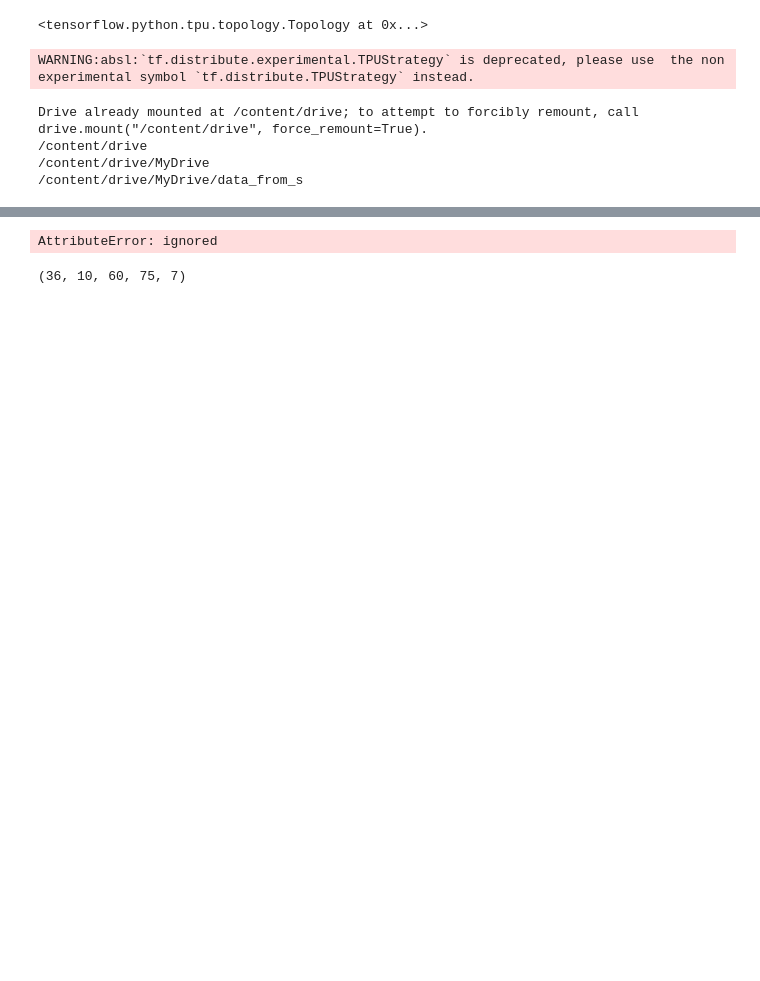
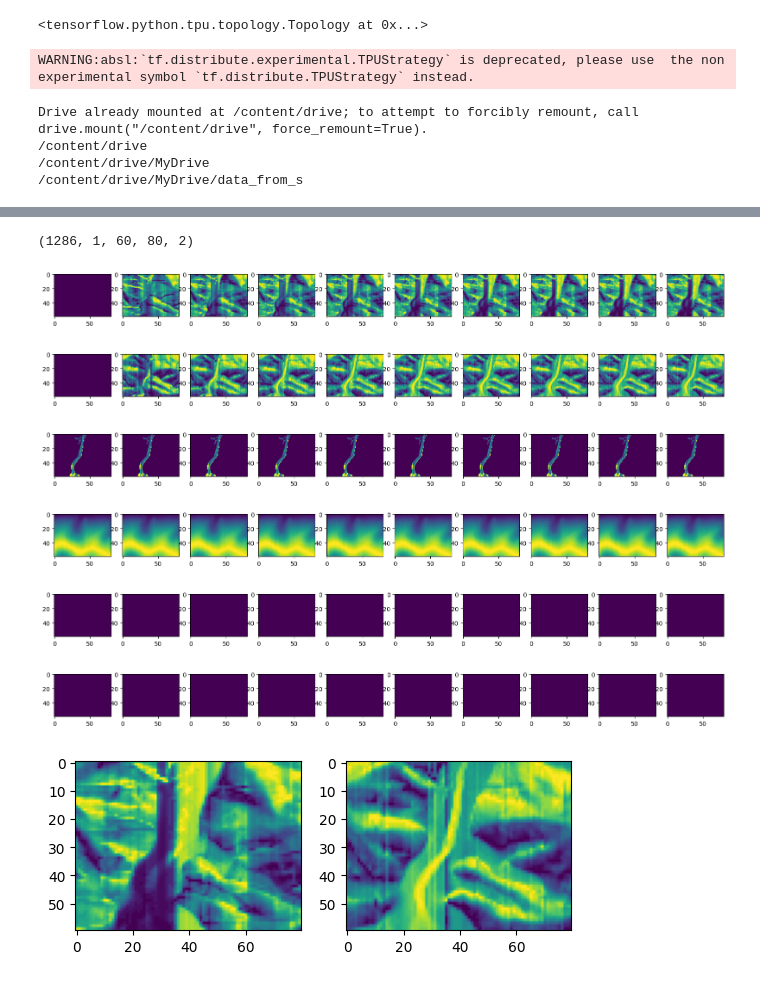
Before and after one commit to Kogo0813/Windroad8, a Jupyter notebook: TPUver_windpredict_data_from_s.ipynb, the cells around one changed output, grey strips where cells are left out. Drawn from its saved outputs; the diff is of its cells as text; code cells hidden in the pictures; blank space fills up the shorter version.

```diff
--- a/TPUver_windpredict_data_from_s.ipynb
+++ b/TPUver_windpredict_data_from_s.ipynb
@@ -87,27 +74,38 @@ Non-trainable params: 128
 _________________________________________________________________
 # %%
 #from skimage.measure import block_reduce 다운샘플링보다 잘라쓰는게 나을것 같에서 중간에이미지 잘라서 썻습니다.
+#이거 돌아가는데 약 3시간 30분 걸립니다 참고하세요
 from sklearn.preprocessing import MinMaxScaler # 입력 정규화 Min-Max 스케일링 사용
 
 
 X = []
 Y = []
-for i in range(1, 12):
+for i in range(1, 13):
   for h in range(1, 4):
     for s in range(0,6):
       for d in range(0, 360, 60):
-        height = np.full((100,140),(h-1)/2) #지역풍 높이는 1부터 3까지 있으므로 이렇게 정규화시킴
-        speed = np.full((100,140), s/5) #속도도 마찬가지 0부터 5까지
-        direction = np.full((100,140),d/300) # 방향 0부터 300까지
-        uz_zero = np.full((100,140),0)
-        vz_zero = np.full((100,140),0)
+        if i==3 and h==1 and s ==3 :
+          continue
+        if i==3 and h==3 and s ==1 and d==300:
+          continue
+        if i==3 and h==3 and s ==5 and d==120:
+          continue
+        if i==8 and h==1 and s ==3 and d==120:
+          continue
+        if i==9 and h==2 and s ==3 and d==300:
+          continue ## 이 파일들 이상해서 그냥 안쓸려고 합니다.
+        height = np.full((60,80),(h-1)/2) #지역풍 높이는 1부터 3까지 있으므로 이렇게 정규화시킴
+        speed = np.full((60,80), s/5) #속도도 마찬가지 0부터 5까지
+        direction = np.full((60,80),d/300) # 방향 0부터 300까지
+        uz_zero = np.full((60,80),0)
+        vz_zero = np.full((60,80),0)
         scaler = MinMaxScaler()
         landuse = gdal.Open("입력데이터/"+"Landuse_"+"{:006d}".format(i)+".tif")
         landuse = np.array(landuse.GetRasterBand(1).ReadAsArray())
-        terrain = gdal.Open("입력데이터/"+"Terrain"+"{:006d}".format(i)+".tif")
+        terrain = gdal.Open("입력데이터/"+"Terrain_"+"{:006d}".format(i)+".tif")
         terrain = np.array(terrain.GetRasterBand(1).ReadAsArray())
-        landuse = landuse[550:650,680:820]
-        terrain = terrain[550:650,680:820]
+        landuse = landuse[570:630,710:790]
+        terrain = terrain[570:630,710:790]
         terrain = scaler.fit_transform(terrain)
         landuse = scaler.fit_transform(landuse)
         stacked_layer_input = []
@@ -115,19 +113,55 @@ for i in range(1, 12):
         for j in range(360, 3960, 360):
             uz = np.loadtxt("0000" +"{:02d}".format(i) +"_R010_H0"+ str(h) +".0_S00"+str(s)+".00_D"+"{:003d}".format(d)+'_uz00'+"{:04d}".format(j)+'.dw', skiprows = 8, dtype = 'int', encoding='latin-1')
             vz = np.loadtxt("0000" +"{:02d}".format(i) +"_R010_H0"+ str(h) +".0_S00"+str(s)+".00_D"+"{:003d}".format(d)+'_vz00'+"{:04d}".format(j)+'.dw', skiprows = 8, dtype = 'int', encoding='latin-1')
-            uz = uz[550:650,680:820]
-            vz = vz[550:650,680:820]
+            uz = uz[570:630,710:790]
+            vz = vz[570:630,710:790]
+            uz = scaler.fit_transform(uz)
+            vz = scaler.fit_transform(vz)
             if j == 3600:
               stacked_layer_output = np.dstack((uz,vz))
             else:
               stacked_layer_input.append(np.dstack((uz,vz,landuse,terrain,direction,speed,height)))
         X.append(stacked_layer_input)
         Y.append(stacked_layer_output)
-# %% [output]
-AttributeError: ignored
 # %%
 X = np.array(X)
 Y = np.array(Y)
-Y = Y.reshape(36,1,100,140,2)
+Y = Y.reshape(1286,1,60,80,2)
+Y.shape
 # %% [output]
-(36, 10, 60, 75, 7)
+(1286, 1, 60, 80, 2)
+# %%
+plt.figure(figsize=(20,30))  #잘라낸 이미지 360초 단위 9번 동안의 변화 시각화
+for i in range(X.shape[1]): #uz
+    plt.subplot(1,10,i+1)
+    plt.imshow(X[3,i,:,:,0])
+plt.show()
+plt.figure(figsize=(20,30))  #잘라낸 이미지 360초 단위 9번 동안의 변화 시각화
+for i in range(X.shape[1]): #vz
+    plt.subplot(1,10,i+1)
+    plt.imshow(X[3,i,:,:,1])
+plt.show()
+plt.figure(figsize=(20,30))
+for i in range(X.shape[1]): #landuse
+    plt.subplot(1,10,i+1)
+    plt.imshow(X[3,i,:,:,2])
+plt.show()
+plt.figure(figsize=(20,30))
+for i in range(X.shape[1]): #terrain
+    plt.subplot(1,10,i+1)
+    plt.imshow(X[3,i,:,:,3])
+plt.show()
+plt.figure(figsize=(20,30))
+
+for i in range(2): #정답값이 되는 10번쨰 uz,vz
+    plt.subplot(1,2,i+1)
+    plt.imshow(Y[3,0,:,:,i])
+plt.show()
+# %% [output]
+[figure, added]
+[figure, added]
+[figure, added]
+[figure, added]
+[figure, added]
+[figure, added]
+[figure, added]
```
Also changed, not shown: parts of 4 cells of this notebook.
